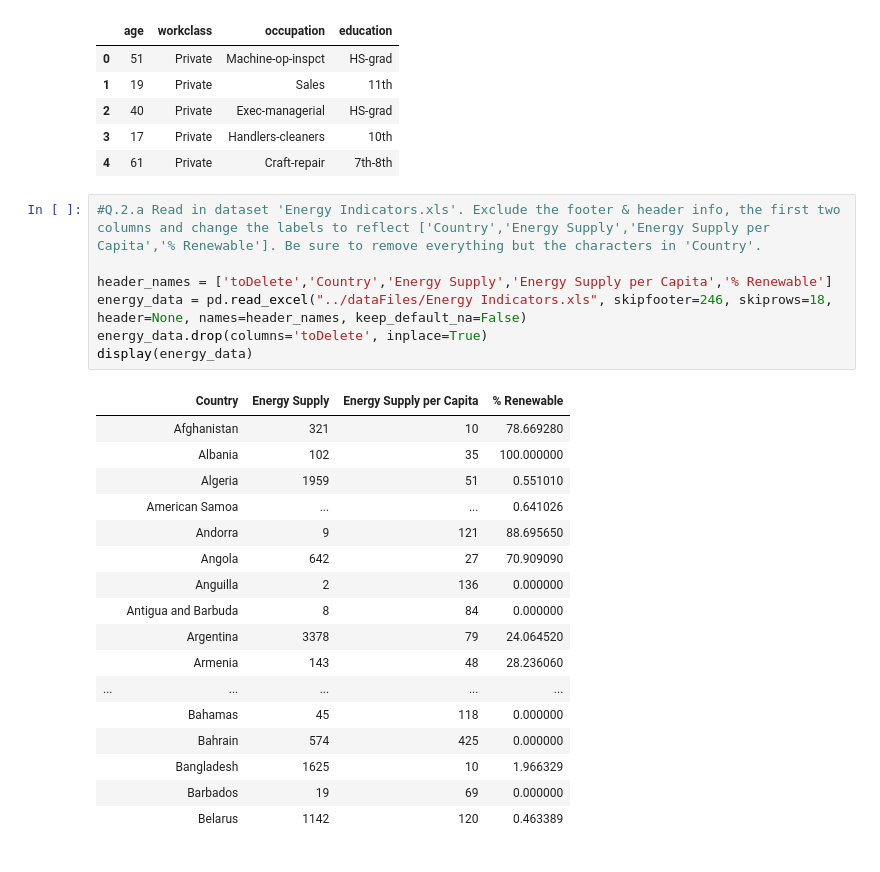
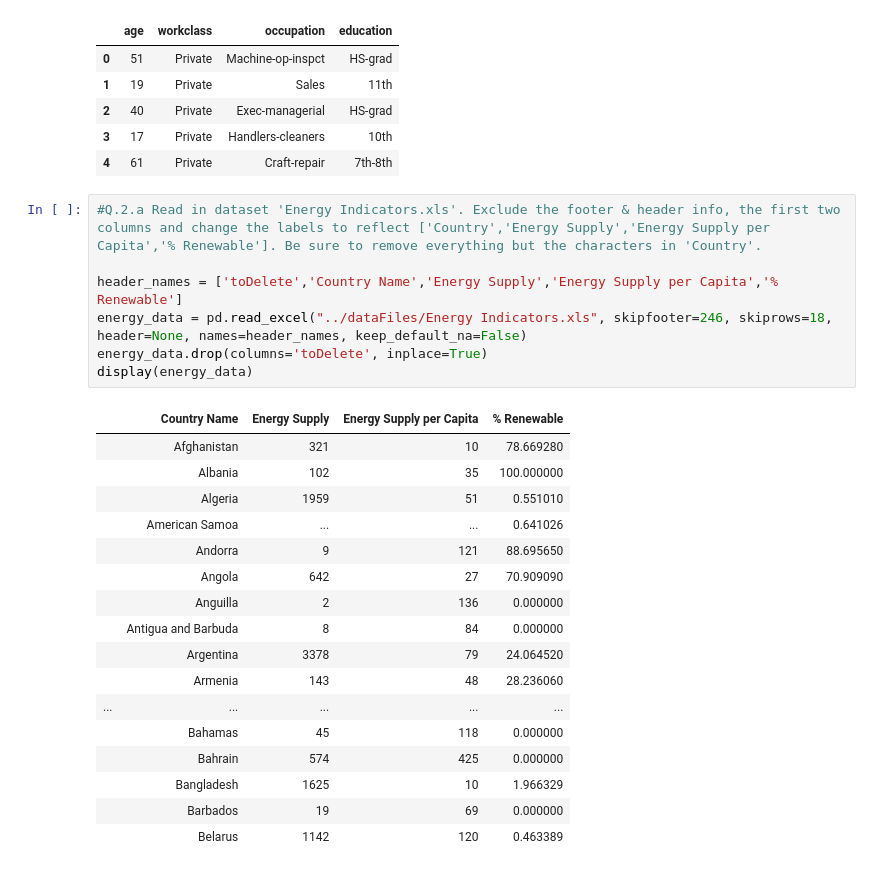
Before and after one commit to RealDogDad/exoplanetary-extrapolation, a Jupyter notebook: assignments/assignment-4b.ipynb, the cells around one changed output. Drawn from its saved outputs; the diff is of its cells as text.

```diff
--- a/assignments/assignment-4b.ipynb
+++ b/assignments/assignment-4b.ipynb
@@ -136,12 +138,12 @@ display(occupation_data)
 # %%
 #Q.2.a Read in dataset 'Energy Indicators.xls'. Exclude the footer & header info, the first two columns and change the labels to reflect ['Country','Energy Supply','Energy Supply per Capita','% Renewable']. Be sure to remove everything but the characters in 'Country'.
 
-header_names = ['toDelete','Country','Energy Supply','Energy Supply per Capita','% Renewable']
+header_names = ['toDelete','Country Name','Energy Supply','Energy Supply per Capita','% Renewable']
 energy_data = pd.read_excel("../dataFiles/Energy Indicators.xls", skipfooter=246, skiprows=18, header=None, names=header_names, keep_default_na=False)
 energy_data.drop(columns='toDelete', inplace=True)
 display(energy_data)
 # %% [output]
-|  | Country | Energy Supply | Energy Supply per Capita | % Renewable |
+|  | Country Name | Energy Supply | Energy Supply per Capita | % Renewable |
 |  | Afghanistan | 321 | 10 | 78.669280 |
 |  | Albania | 102 | 35 | 100.000000 |
 |  | Algeria | 1959 | 51 | 0.551010 |
```
Also changed, not shown: parts of 9 cells of this notebook.
